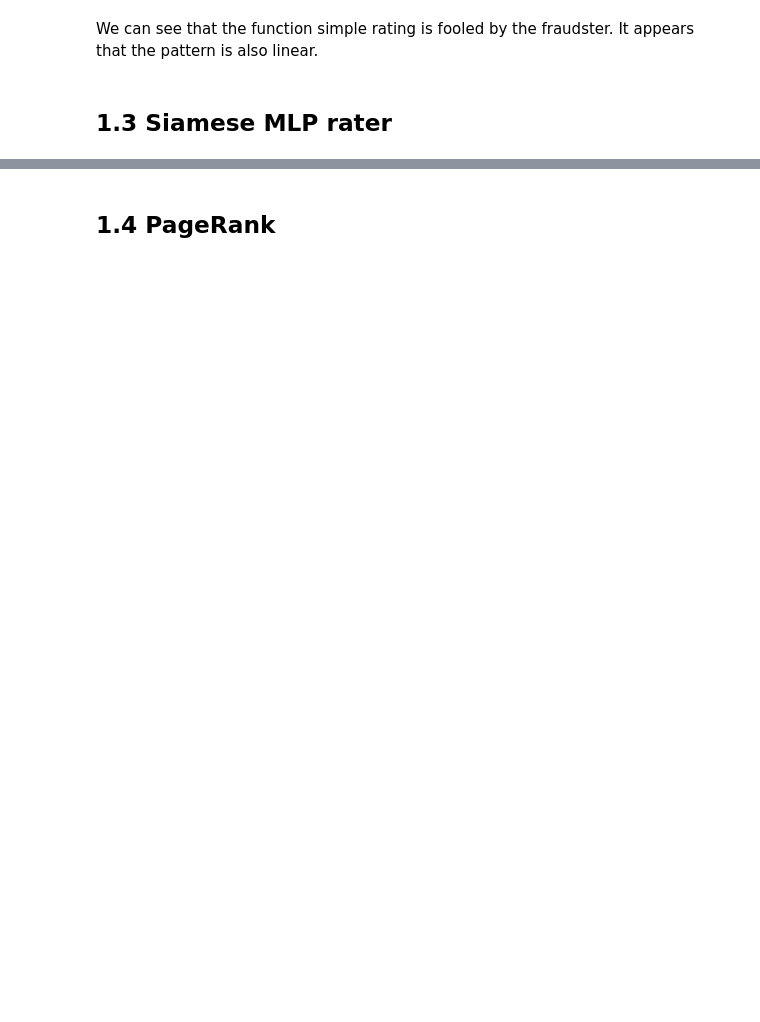
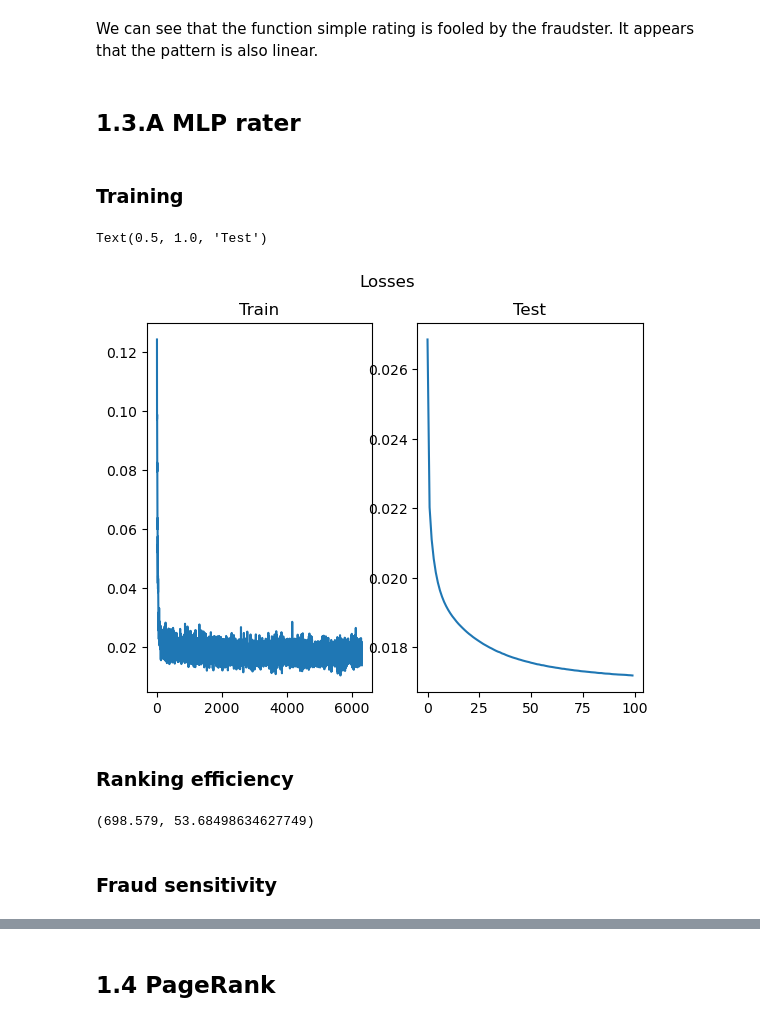
Before and after one commit to PierrickLeroy/mma-graph, a Jupyter notebook: synthetic.ipynb, the cells around one changed output, grey strips where cells are left out. Saved outputs shown, nothing was run; the diff lists cells and outputs as text; code cells hidden in the pictures; blank space fills up the shorter version.

```diff
--- a/synthetic.ipynb
+++ b/synthetic.ipynb
@@ -205,7 +157,7 @@ plt.hist(output.detach().numpy())
 # %%
 l_losses = []
 l_param = []
-for i in range(5000):
+for i in range(30000):
     y_pred = model(X_train)
     loss = criterion(y_pred, y_train)
     optimizer.zero_grad()
@@ -308,4 +255,9 @@ plt.legend()
 # %% [markdown]
 We can see that the function simple rating is fooled by the fraudster. It appears that the pattern is also linear.
 # %% [markdown]
-## 1.3 Siamese MLP rater
+## 1.3.A MLP rater
+# %% [markdown]
+### Training
+# %%
+X, y = ap.generate_trainingData(generate_networkFraudFree, n=100)
+X_train, X_test, y_train, y_test = train_test_split(X, y, test_size=0.2, random_state=42)
@@ -311,0 +281,53 @@ We can see that the function simple rating is fooled by the fraudster. It appear
+# %%
+model = MLP(3, 100)
+criterion = torch.nn.MSELoss()
+optimizer = torch.optim.SGD(model.parameters(), lr=1e-3)
+train_loader = DataLoader(list(zip(X_train, y_train)), batch_size=128, shuffle=True)
+# %%
+n_epoch = 100
+
+l_train_loss = []
+l_test_loss = []
+for epoch in range(n_epoch):
+    model.train()
+    # print(f"Epoch {epoch}")
+    for i, (data, labels) in enumerate(train_loader):
+        pred = model(data).flatten()
+        loss_train = criterion(pred, labels)
+        loss_train.backward()
+        l_train_loss.append(loss_train.item())
+        optimizer.step()
+        optimizer.zero_grad()
+        # print(f"Batch {i} - loss = {loss_train.item()}")
+    model.eval()
+    pred = model(X_test).flatten()
+    loss_test = criterion(pred, y_test)
+    l_test_loss.append(loss_test.item())
+    # print(f"\nTest loss = {loss_test.item()}")
+# %%
+fig, ax = plt.subplots(1,2)
+plt.suptitle("Losses")
+ax[0].plot(l_train_loss, label="train")
+ax[0].set_title("Train")
+ax[1].plot(l_test_loss, label="test")
+ax[1].set_title("Test")
+# %% [output]
+Text(0.5, 1.0, 'Test')
+[figure, added]
+# %% [markdown]
+### Ranking efficiency
+# %%
+l = []
+for _ in range(1000):
+    G = generate_networkFraudFree()
+    df = ap.convert_graphToDataFrame(G)
+    a_ranking_true = df.index.values
+    t_ratings = model(torch.from_numpy(df[["wins", "losses", "draws"]].values).float())
+    a_rankings = np.array(torch.argsort(t_ratings.flatten()))
+    l.append(ap.kendall_tauDistance(a_ranking_true, a_rankings))
+a_ranking_distances = np.array(l)
+np.mean(a_ranking_distances), np.std(a_ranking_distances)
+# %% [output]
+(698.579, 53.68498634627749)
+# %% [markdown]
+### Fraud sensitivity
```
Also changed, not shown: parts of 65 cells of this notebook, 3 other files.
